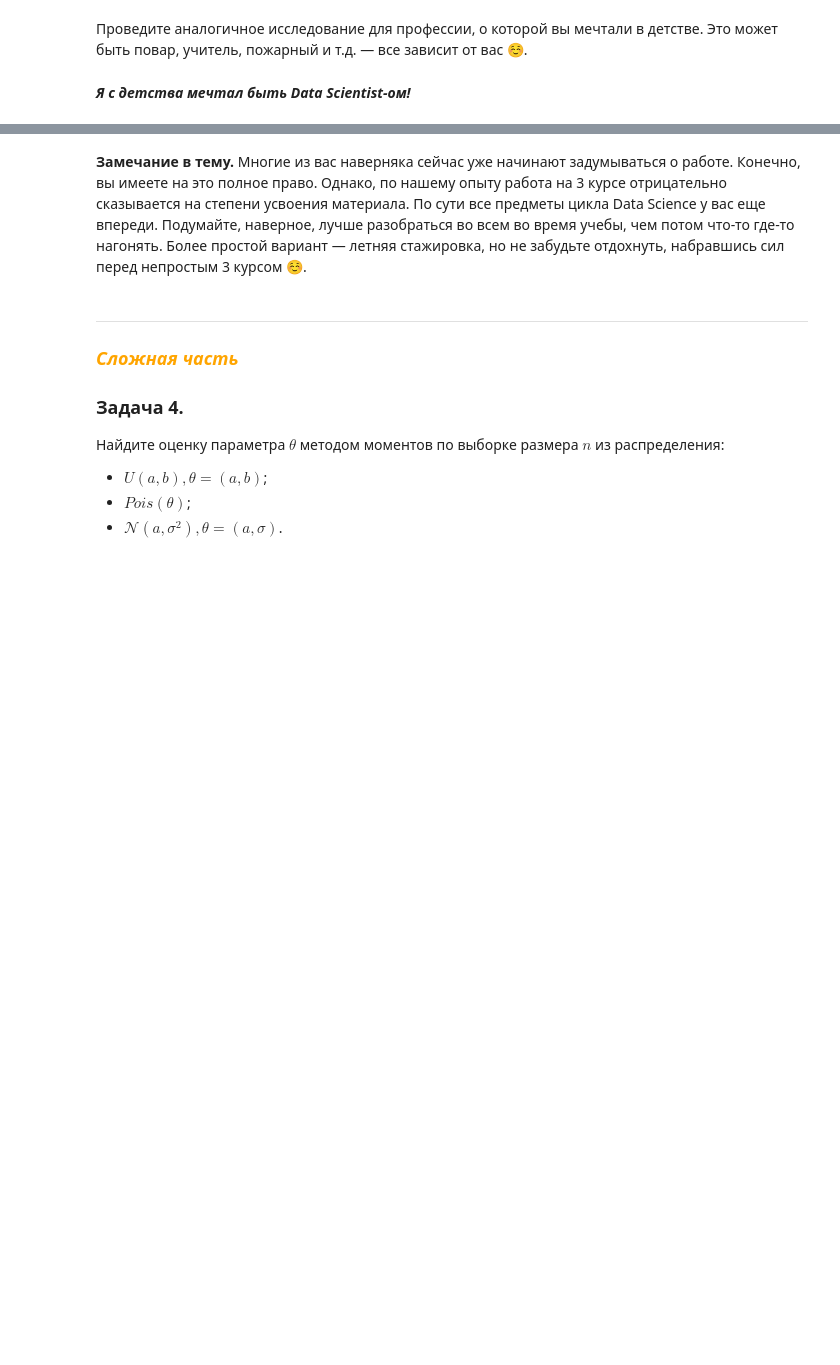
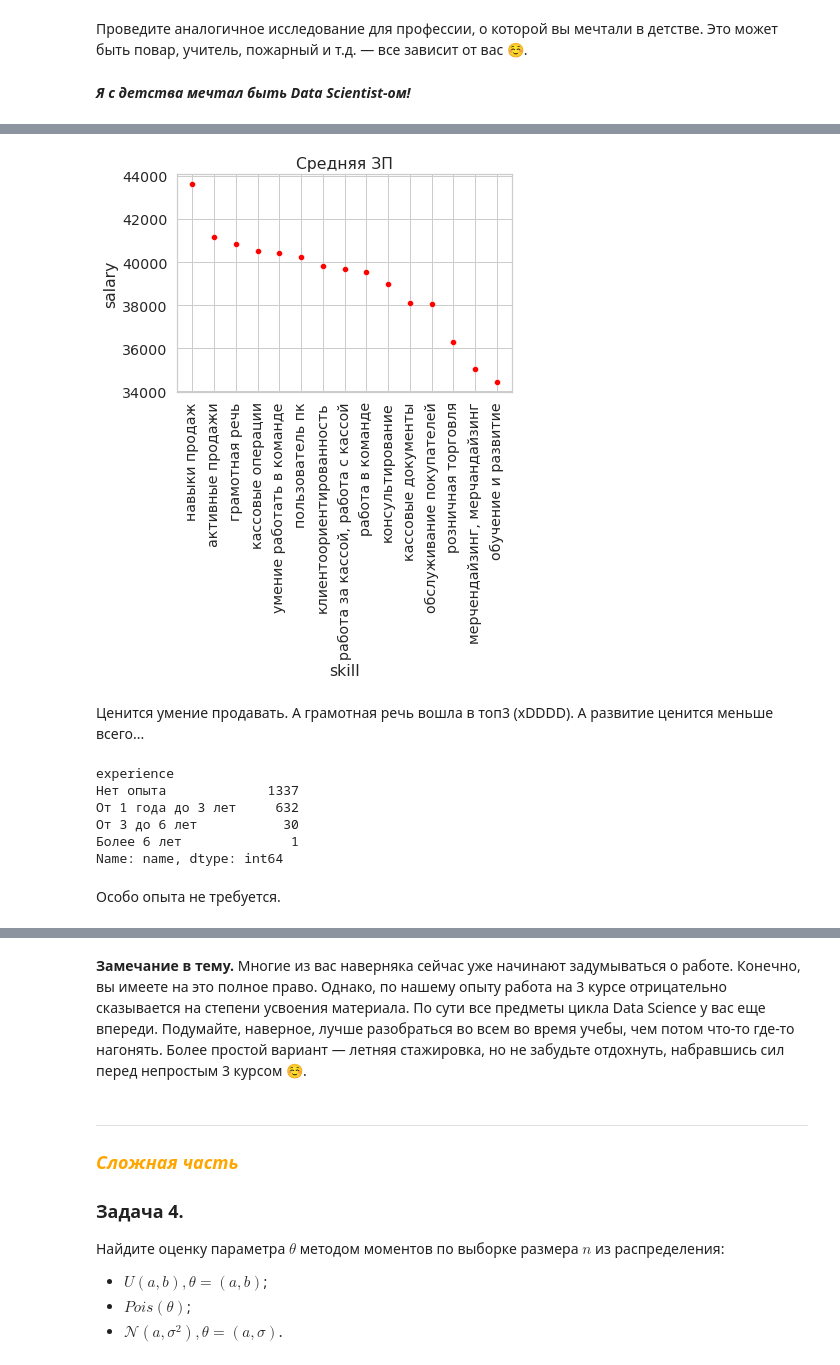
Before and after one commit to InversionSpaces/mipt-stats, a Jupyter notebook: task3.ipynb, the cells around one changed output, grey strips where cells are left out. Cells and saved outputs as stored; diff of their text form; code cells hidden in the pictures; blank space fills up the shorter version.

```diff
--- a/task3.ipynb
+++ b/task3.ipynb
@@ -592,0 +832,25 @@ plt.show()
+# %%
+# Построим зависимость средней ЗП от скила
+ax = sns.scatterplot(
+    data=skill_salary.sort_values("salary", ascending=False),
+    x="skill", y="salary", color="r"
+)
+ax.set_title("Средняя ЗП")
+for tick in ax.get_xticklabels():
+    tick.set_rotation(90)
+# %% [output]
+[figure, added]
+# %% [markdown]
+Ценится умение продавать. А грамотная речь вошла в топ3 (xDDDD). А развитие ценится меньше всего...
+# %%
+# Как часто требуют различный опыт?
+df.groupby("experience")["name"].count().sort_values(ascending=False)
+# %% [output]
+experience
+Нет опыта             1337
+От 1 года до 3 лет     632
+От 3 до 6 лет           30
+Более 6 лет              1
+Name: name, dtype: int64
+# %% [markdown]
+Особо опыта не требуется.
```
Also changed, not shown: parts of 60 cells of this notebook, 2 other files.
